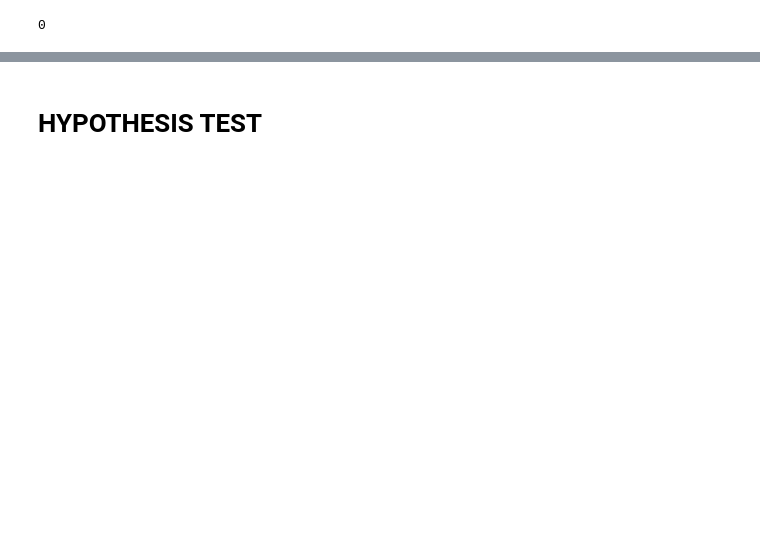
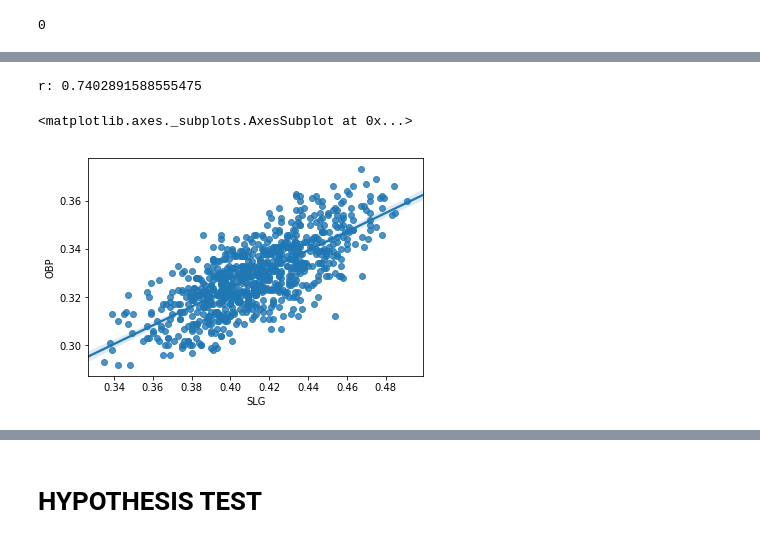
Before and after one commit to AustinKrause/mlb-runs-predictor, a Jupyter notebook: EDA_1.ipynb, the cells around one changed output, grey strips where cells are left out. Saved outputs shown, nothing was run; the diff lists cells and outputs as text; code cells hidden in the pictures; blank space fills up the shorter version.

```diff
--- a/EDA_1.ipynb
+++ b/EDA_1.ipynb
@@ -186,0 +119,8 @@ df['Age_of_Hitters'] = pd.cut(df.BatAge,4, labels=["Rookies", "Young_Aged", "Avg
+# %%
+#scatterplot of R and W
+print('r:',df['SLG'].corr(df['OBP']))
+sns.regplot(x=df['SLG'], y=df['OBP'], data=df)
+# %% [output]
+r: 0.7402891588555475
+<matplotlib.axes._subplots.AxesSubplot at 0x...>
+[figure, added]
```
Also changed, not shown: parts of 52 cells of this notebook.
